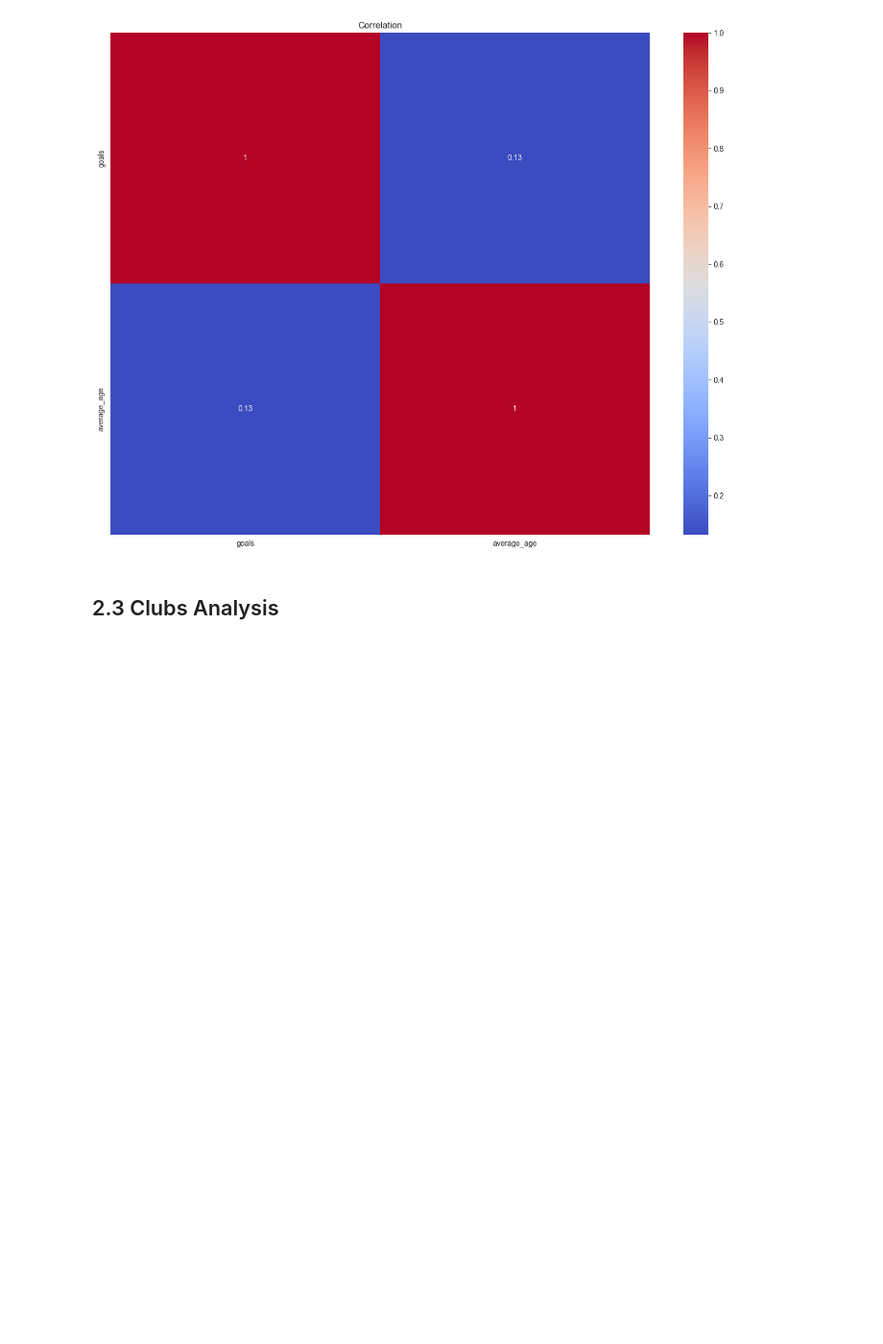
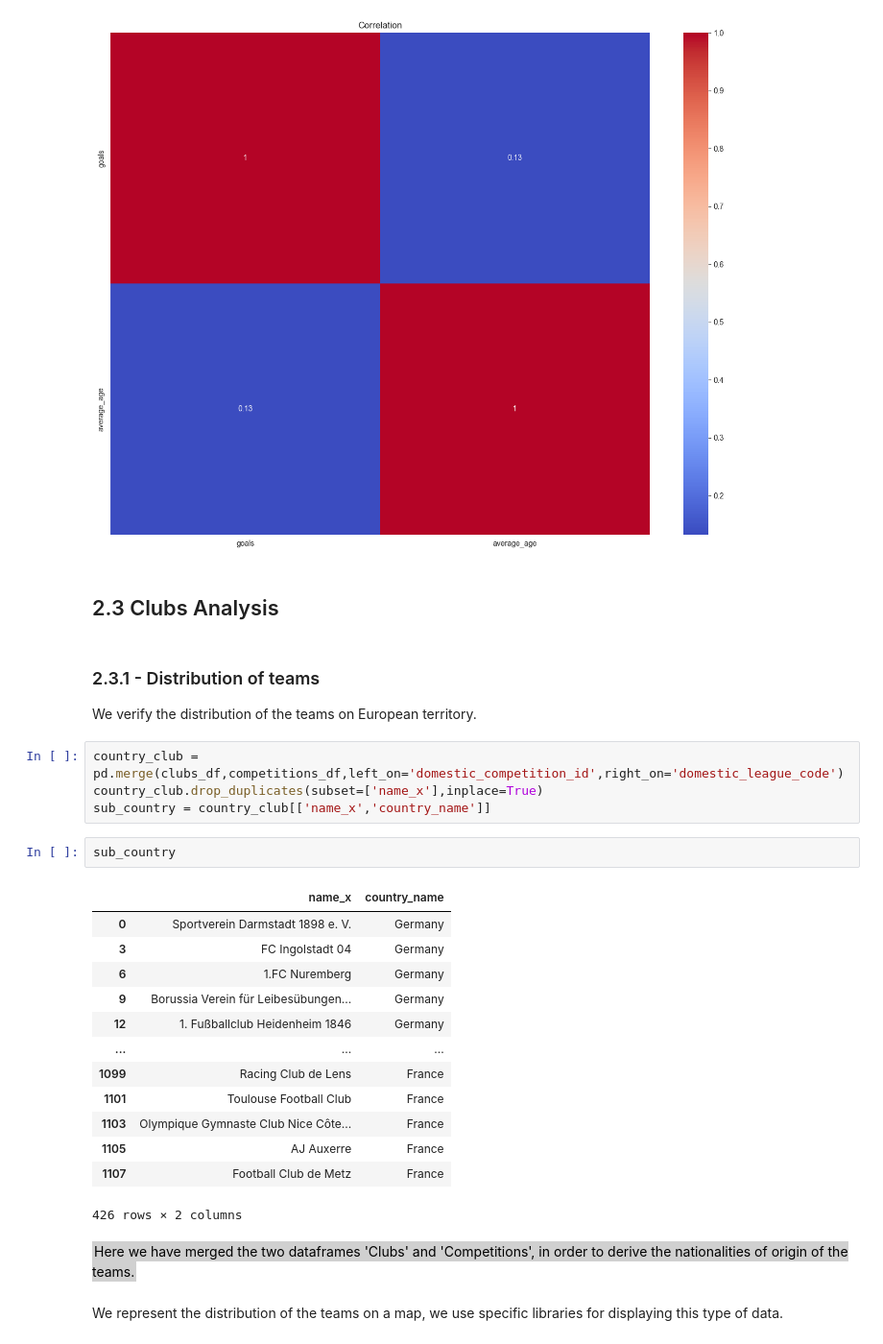
Before and after one commit to ZakAbourida/IUM-TWEB-UniTo, a Jupyter notebook: MainDirectory/Python Part/DataAnalysis.ipynb, the cells around one changed output. Shown at 96% size. Saved outputs shown, nothing was run; the diff lists cells and outputs as text; blank space fills up the shorter version.

```diff
--- a/MainDirectory/Python Part/DataAnalysis.ipynb
+++ b/MainDirectory/Python Part/DataAnalysis.ipynb
@@ -1123,3 +1128,31 @@ plt.show()
 [figure]
 # %% [markdown]
 ## 2.3 Clubs Analysis
+# %% [markdown]
+### 2.3.1 - Distribution of teams
+We verify the distribution of the teams on European territory.
+# %%
+country_club = pd.merge(clubs_df,competitions_df,left_on='domestic_competition_id',right_on='domestic_league_code')
+country_club.drop_duplicates(subset=['name_x'],inplace=True)
+sub_country = country_club[['name_x','country_name']]
+# %%
+sub_country
+# %% [output]
+|  | name_x | country_name |
+| 0 | Sportverein Darmstadt 1898 e. V. | Germany |
+| 3 | FC Ingolstadt 04 | Germany |
+| 6 | 1.FC Nuremberg | Germany |
+| 9 | Borussia Verein für Leibesübungen... | Germany |
+| 12 | 1. Fußballclub Heidenheim 1846 | Germany |
+| ... | ... | ... |
+| 1099 | Racing Club de Lens | France |
+| 1101 | Toulouse Football Club | France |
+| 1103 | Olympique Gymnaste Club Nice Côte... | France |
+| 1105 | AJ Auxerre | France |
+| 1107 | Football Club de Metz | France |
+426 rows × 2 columns
+# %% [markdown]
+<span style="background-color: #d0d0d0; color: black; padding: 2px;">Here we have merged the two dataframes 'Clubs' and 'Competitions', in order to derive the nationalities of origin of the teams.
+</span>
+# %% [markdown]
+We represent the distribution of the teams on a map, we use specific libraries for displaying this type of data.
```
Also changed, not shown: parts of 6 cells of this notebook.
